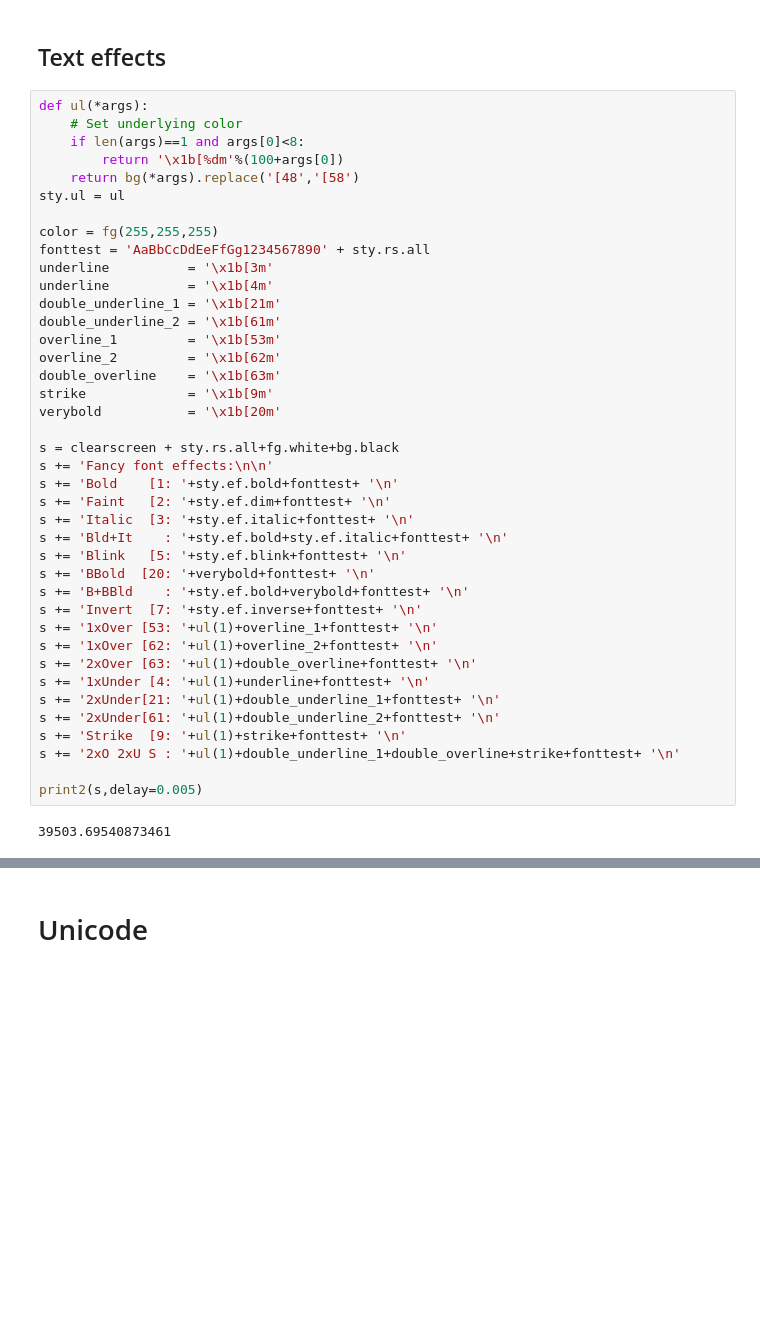
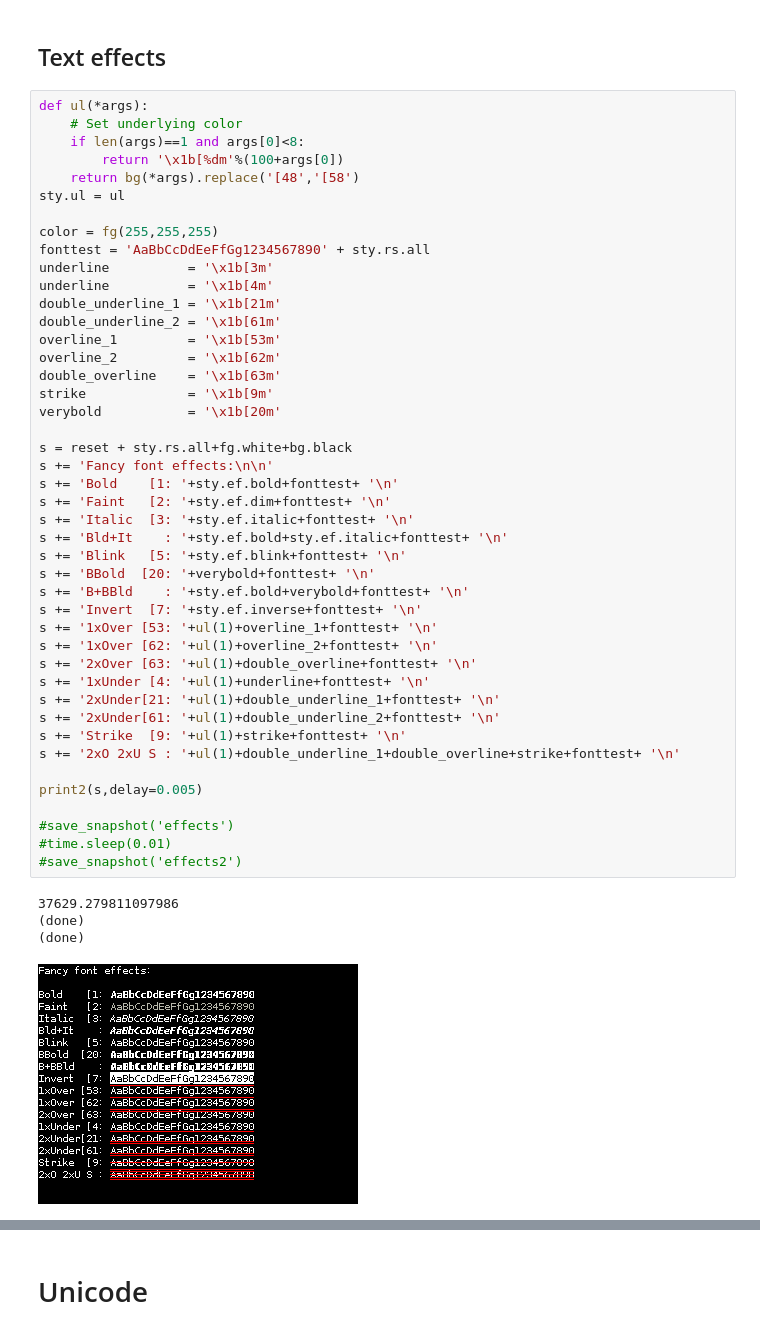
Before and after one commit to michaelerule/ILI9341TTY, a Jupyter notebook: v0.2/test_terminal/test_serial.ipynb, the cells around one changed output, grey strips where cells are left out. Saved outputs shown, nothing was run; the diff lists cells and outputs as text; blank space fills up the shorter version.

```diff
--- a/v0.2/test_terminal/test_serial.ipynb
+++ b/v0.2/test_terminal/test_serial.ipynb
@@ -313,32 +321,39 @@ fonttest = 'AaBbCcDdEeFfGg1234567890' + sty.rs.all
 underline          = '\x1b[3m'
 underline          = '\x1b[4m'
 double_underline_1 = '\x1b[21m'
 double_underline_2 = '\x1b[61m'
 overline_1         = '\x1b[53m'
 overline_2         = '\x1b[62m'
 double_overline    = '\x1b[63m'
 strike             = '\x1b[9m'
 verybold           = '\x1b[20m'
 
-s = clearscreen + sty.rs.all+fg.white+bg.black
+s = reset + sty.rs.all+fg.white+bg.black
 s += 'Fancy font effects:\n\n'
 s += 'Bold    [1: '+sty.ef.bold+fonttest+ '\n'
 s += 'Faint   [2: '+sty.ef.dim+fonttest+ '\n'
 s += 'Italic  [3: '+sty.ef.italic+fonttest+ '\n'
 s += 'Bld+It    : '+sty.ef.bold+sty.ef.italic+fonttest+ '\n'
 s += 'Blink   [5: '+sty.ef.blink+fonttest+ '\n'
 s += 'BBold  [20: '+verybold+fonttest+ '\n'
 s += 'B+BBld    : '+sty.ef.bold+verybold+fonttest+ '\n'
 s += 'Invert  [7: '+sty.ef.inverse+fonttest+ '\n'
 s += '1xOver [53: '+ul(1)+overline_1+fonttest+ '\n'
 s += '1xOver [62: '+ul(1)+overline_2+fonttest+ '\n'
 s += '2xOver [63: '+ul(1)+double_overline+fonttest+ '\n'
 s += '1xUnder [4: '+ul(1)+underline+fonttest+ '\n'
 s += '2xUnder[21: '+ul(1)+double_underline_1+fonttest+ '\n'
 s += '2xUnder[61: '+ul(1)+double_underline_2+fonttest+ '\n'
 s += 'Strike  [9: '+ul(1)+strike+fonttest+ '\n'
 s += '2xO 2xU S : '+ul(1)+double_underline_1+double_overline+strike+fonttest+ '\n'
 
 print2(s,delay=0.005)
+
+#save_snapshot('effects')
+#time.sleep(0.01)
+#save_snapshot('effects2')
 # %% [output]
-39503.69540873461
+37629.279811097986
+(done)
+(done)
+[figure, added]
```
Also changed, not shown: parts of 10 cells of this notebook, 13 other files.
